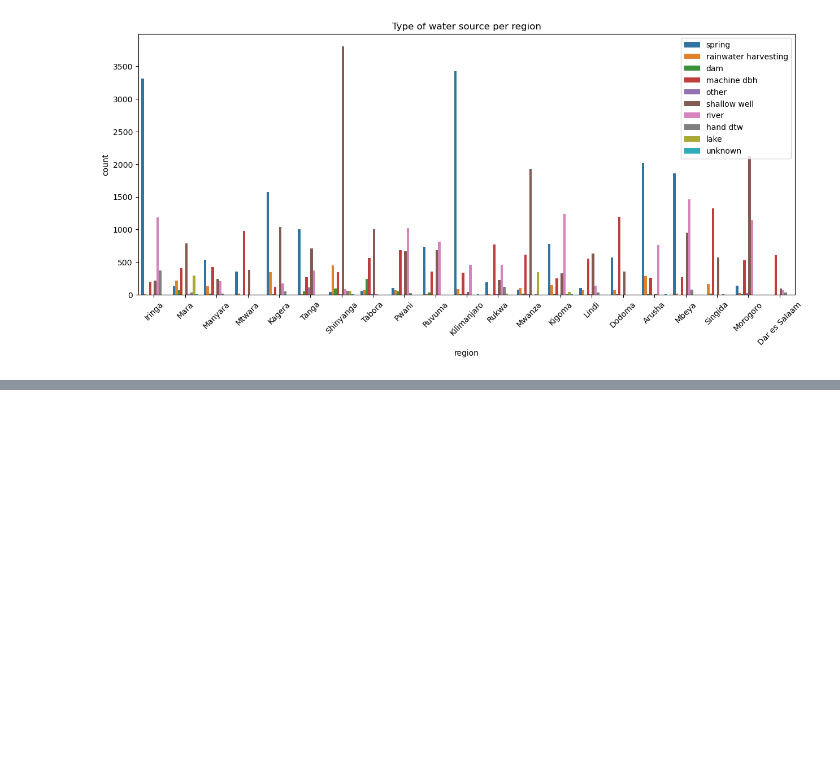
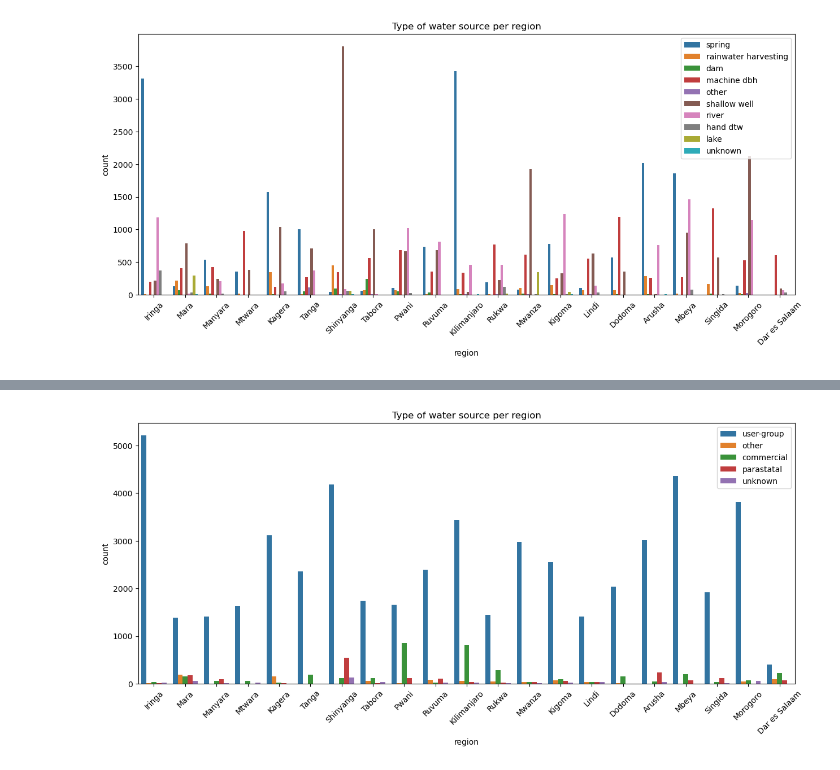
Before and after one commit to dev-ezzy/Classification-model, a Jupyter notebook: index.ipynb, the cells around one changed output, grey strips where cells are left out. Cells and saved outputs as stored; diff of their text form; code cells hidden in the pictures; blank space fills up the shorter version.

```diff
--- a/index.ipynb
+++ b/index.ipynb
@@ -1011,0 +1038,9 @@ sns.pie
+# %%
+plt.figure(figsize=(15, 6))
+sns.countplot(x= "region", hue = "management_group", data= complete_data)
+plt.xticks(rotation = 45)
+plt.title("Type of water source per region")
+plt.legend(loc= "best")
+plt.show();
+# %% [output]
+[figure, added]
```
Also changed, not shown: parts of 9 cells of this notebook.
